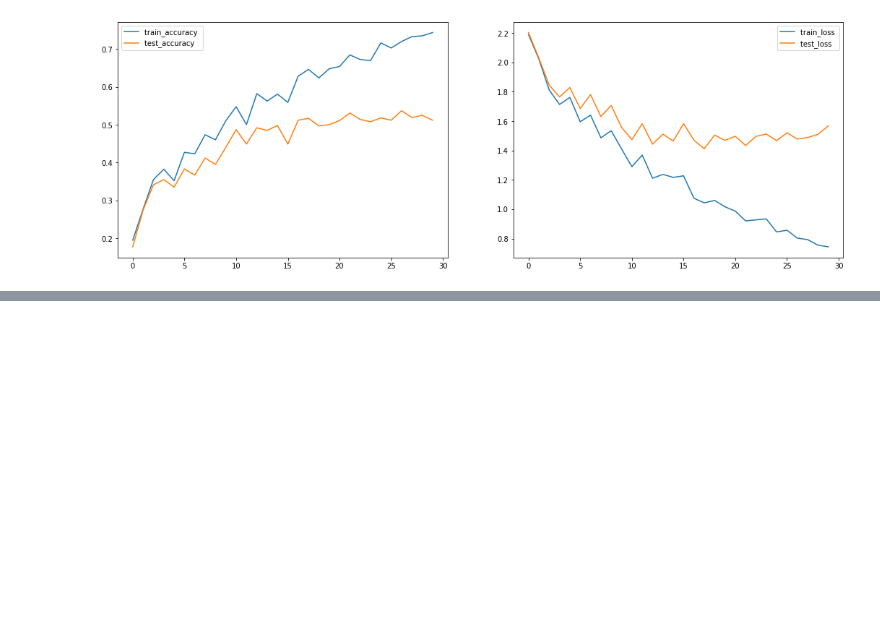
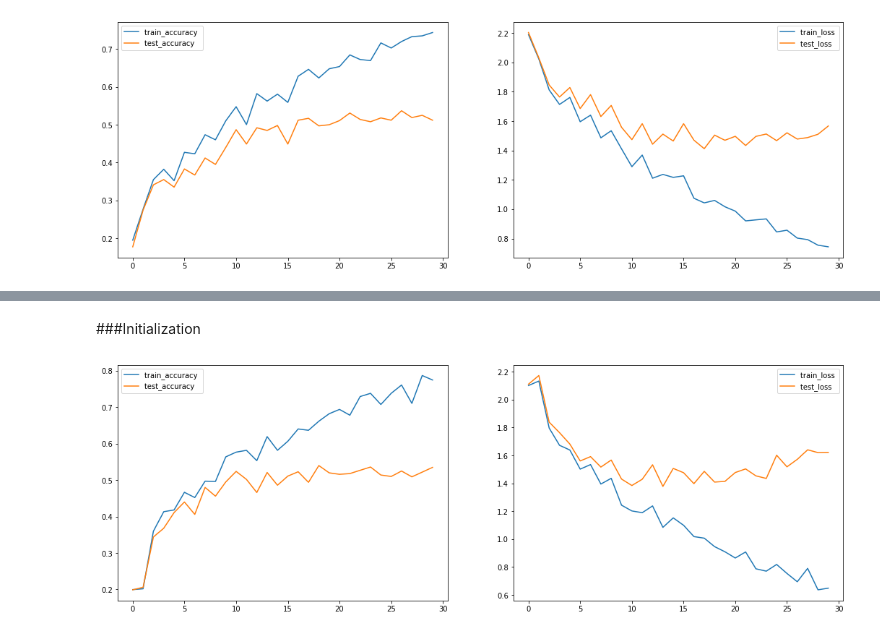
Before and after one commit to ItayShalit/Intro-to-Deep-Learning, a Jupyter notebook: Intro to DL - Assignment 1 - Part 3.ipynb, the cells around one changed output, grey strips where cells are left out. Saved outputs shown, nothing was run; the diff lists cells and outputs as text; code cells hidden in the pictures; blank space fills up the shorter version.

```diff
--- a/Intro to DL - Assignment 1 - Part 3.ipynb
+++ b/Intro to DL - Assignment 1 - Part 3.ipynb
@@ -501,0 +508,11 @@ train_and_plot_results(trainloader, testloader, conv_net, conv_net.loss, optimiz
+# %% [markdown]
+###Initialization
+# %%
+for m in conv_net.modules():
+  if isinstance(m, nn.Conv2d) or isinstance(m, nn.Linear):
+    torch.nn.init.xavier_normal_(m.weight)
+    torch.nn.init.zeros_(m.bias)
+optimizer = torch.optim.SGD(conv_net.parameters(), lr=best_configuration["learning_rate"], momentum=best_configuration["momentum_param"])
+train_and_plot_results(trainloader, testloader, conv_net, conv_net.loss, optimizer, epochs, device)
+# %% [output]
+[figure, added]
```
Also changed, not shown: parts of 8 cells of this notebook.
